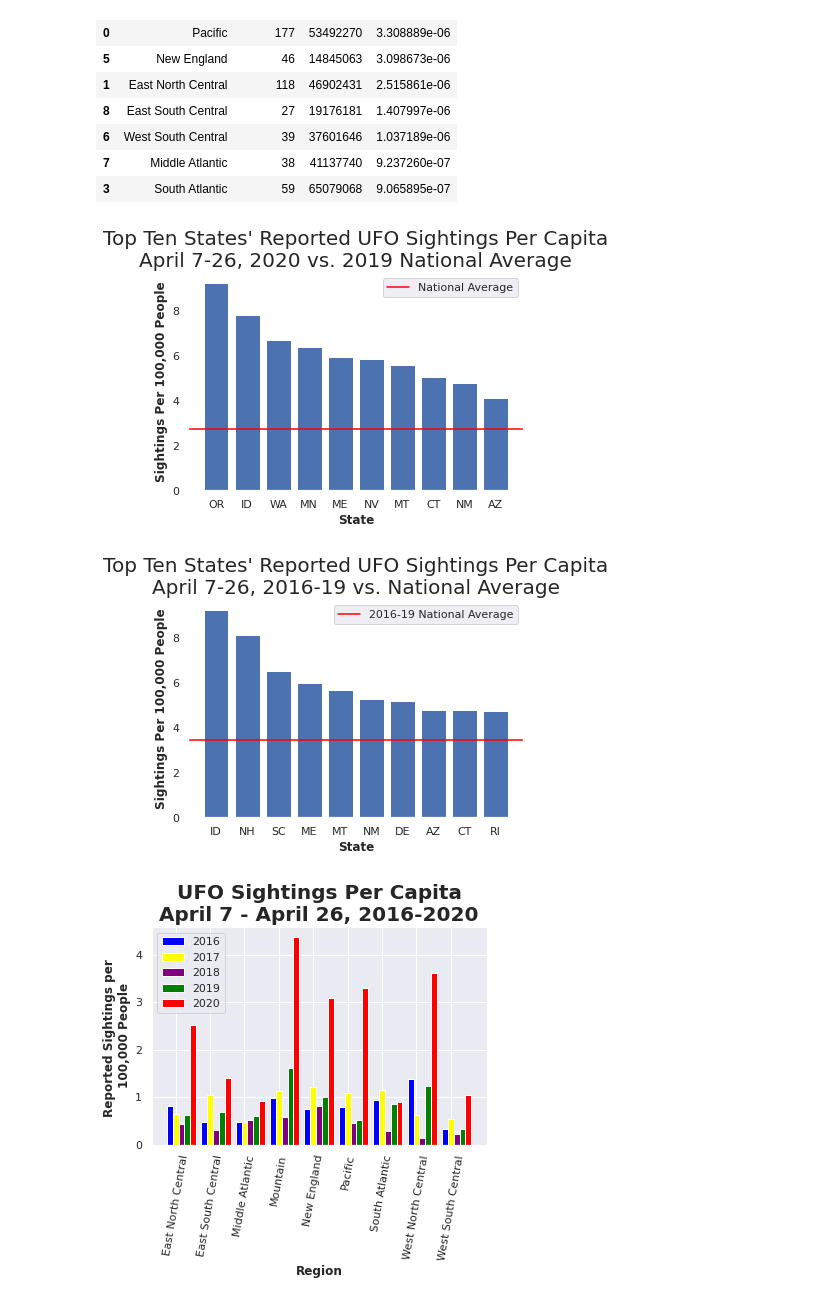
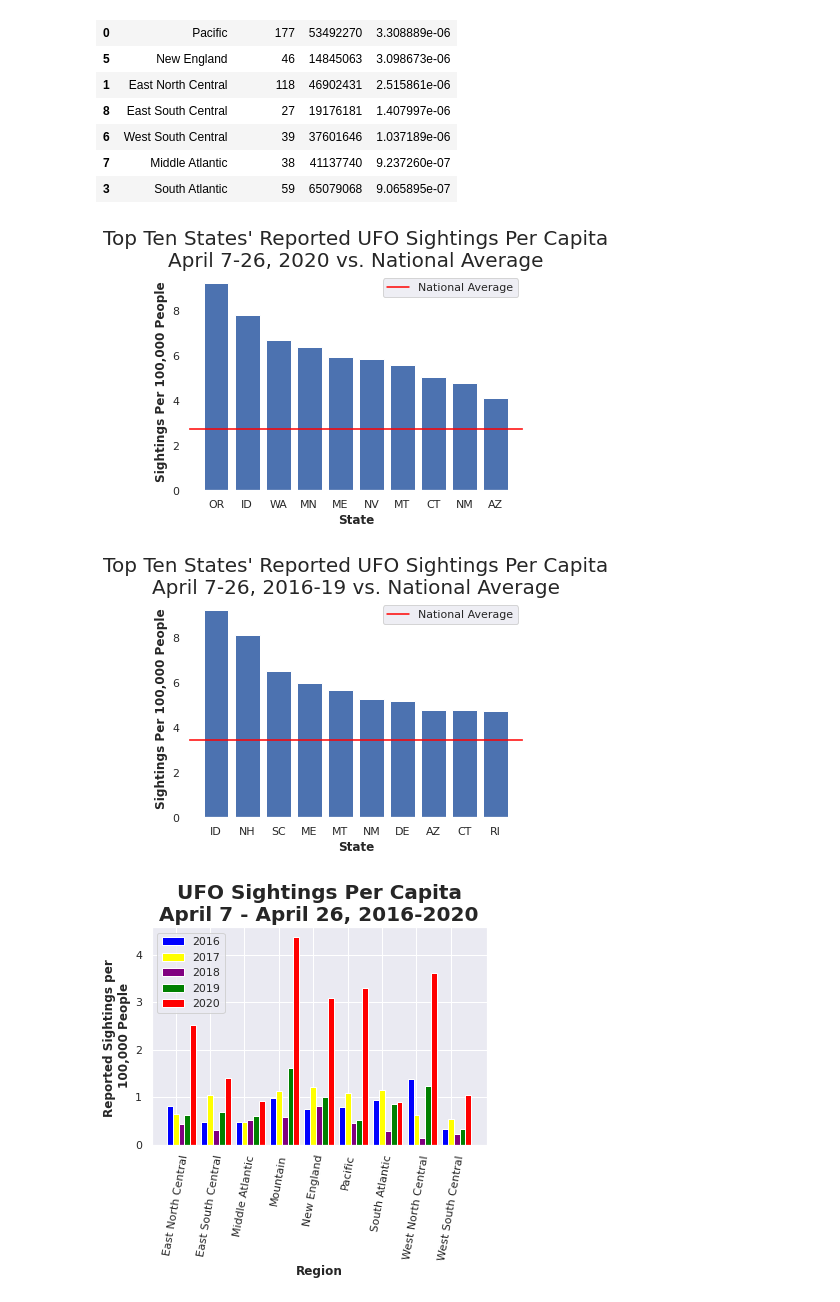
Before and after one commit to codealamode/Lambda-Build-Week-Projects, a Jupyter notebook: Unit_1_Build.ipynb, the cells around one changed output. Cells and saved outputs as stored; diff of their text form; code cells hidden in the pictures.

```diff
--- a/Unit_1_Build.ipynb
+++ b/Unit_1_Build.ipynb
@@ -12,7 +12,8 @@ sns.set()
 # Figuring out when and where lockdowns were
 # %%
 # Read in excel file downloaded from ballotpedia.com
-lockdowns = pd.read_excel('lockdowns.xlsx',skiprows=1)
+URL = 'https://raw.githubusercontent.com/reidharris01/Lambda-Projects/master/lockdowns.csv'
+lockdowns = pd.read_csv(URL,skiprows=1, encoding= 'unicode_escape')
 lockdowns
 # %% [output]
 |  | State | Order dates | Link to order | Official name of order |
@@ -133,10 +151,10 @@ states_with_no_lockdowns = ['AR','IA','NE','ND','SD','UT','WY']
 # %%
 # Read in excel files downloaded from the National Unidentified Flying Objects Reporting Center's website
-apr16 = pd.read_excel('nuforcapril2016.xlsx')
-apr17 = pd.read_excel('nuforcapril2017.xlsx')
-apr18 = pd.read_excel('nuforcapril2018.xlsx')
-apr19 = pd.read_excel('nuforcapril2019.xlsx')
-apr20 = pd.read_excel('nuforcapril2020.xlsx')
+apr16 = pd.read_csv('https://raw.githubusercontent.com/reidharris01/Lambda-Projects/master/nuforcapril2016.csv',encoding='unicode_escape')
+apr17 = pd.read_csv('https://raw.githubusercontent.com/reidharris01/Lambda-Projects/master/nuforcapril2017.csv',encoding='unicode_escape')
+apr18 = pd.read_csv('https://raw.githubusercontent.com/reidharris01/Lambda-Projects/master/nuforcapril2018.csv',encoding='unicode_escape')
+apr19 = pd.read_csv('https://raw.githubusercontent.com/reidharris01/Lambda-Projects/master/nuforcapril2019.csv',encoding='unicode_escape')
+apr20 = pd.read_csv('https://raw.githubusercontent.com/reidharris01/Lambda-Projects/master/nuforcapril2020.csv',encoding='unicode_escape')
 # %%
 # First we'll concatenate all of them so that we can clean them all together
 # (Later, we'll pull apart the COVID observations from the previous year observations)
@@ -328,7 +346,7 @@ reports19.head()
 # State populations
 # %%
 # Read in csv downloaded from census.gov
-pops = pd.read_csv('census population by state 2019.csv')
+pops = pd.read_csv('https://raw.githubusercontent.com/reidharris01/Lambda-Projects/master/census%20population%20by%20state%202019.csv')
 print(pops.shape)
 pops.head()
 # %% [output]
@@ -882,24 +900,24 @@ display(covid_bydiv)
 # %%
 # GRAPH UFO SIGHTINGS PER CAPITA BY STATE DURING AND OUTSIDE OF COVID LOCKDOWN PERIOD
 covid_bystate.sort_values(by=['per_cap'],ascending=False,inplace=True)
 
 fig, ax = plt.subplots()
 
 ax.set_facecolor('white')
 
 ax.bar(covid_bystate['state'][0:10],covid_bystate['per_cap'][0:10])
 ax.axhline(y=covid_bystate['per_cap'].mean(),color='red',label='National Average')
 
-ax.set_title("Top Ten States' Reported UFO Sightings Per Capita\nApril 7-26, 2020 vs. 2019 National Average", fontsize=20)
+ax.set_title("Top Ten States' Reported UFO Sightings Per Capita\nApril 7-26, 2020 vs. National Average", fontsize=20)
 ax.set_ylabel('Sightings Per 100,000 People',fontweight='bold')
 ax.set_xlabel('State',fontweight='bold')
 
 plt.yticks([0,.000002,.000004,.000006,.000008],['0','2','4','6','8'])
 
 plt.legend()
 plt.show()
 # %% [output]
-[figure, old version]
+[figure, new version]
 # %%
 # GRAPH UFO SIGHTINGS PER CAPITA BY STATE DURING AND OUTSIDE OF COVID LOCKDOWN PERIOD
 past_bystate.sort_values(by=['per_cap'],ascending=False,inplace=True)
@@ -909,7 +927,7 @@ fig, ax = plt.subplots()
 ax.set_facecolor('white')
 
 ax.bar(past_bystate['state'][0:10],past_bystate['per_cap'][0:10])
-ax.axhline(y=past_bystate['per_cap'].mean(),color='red',label='2016-19 National Average')
+ax.axhline(y=past_bystate['per_cap'].mean(),color='red',label='National Average')
 
 ax.set_title("Top Ten States' Reported UFO Sightings Per Capita\nApril 7-26, 2016-19 vs. National Average", fontsize=20)
 ax.set_ylabel('Sightings Per 100,000 People',fontweight='bold')
@@ -920,7 +938,7 @@ plt.yticks([0,.000002,.000004,.000006,.000008],['0','2','4','6','8'])
 plt.legend()
 plt.show()
 # %% [output]
-[figure, old version]
+[figure, new version]
 # %%
 # GRAPH UFO SIGHTINGS PER CAPITA FOR EACH YEAR
 
```
Also changed, not shown: parts of 10 cells of this notebook.
